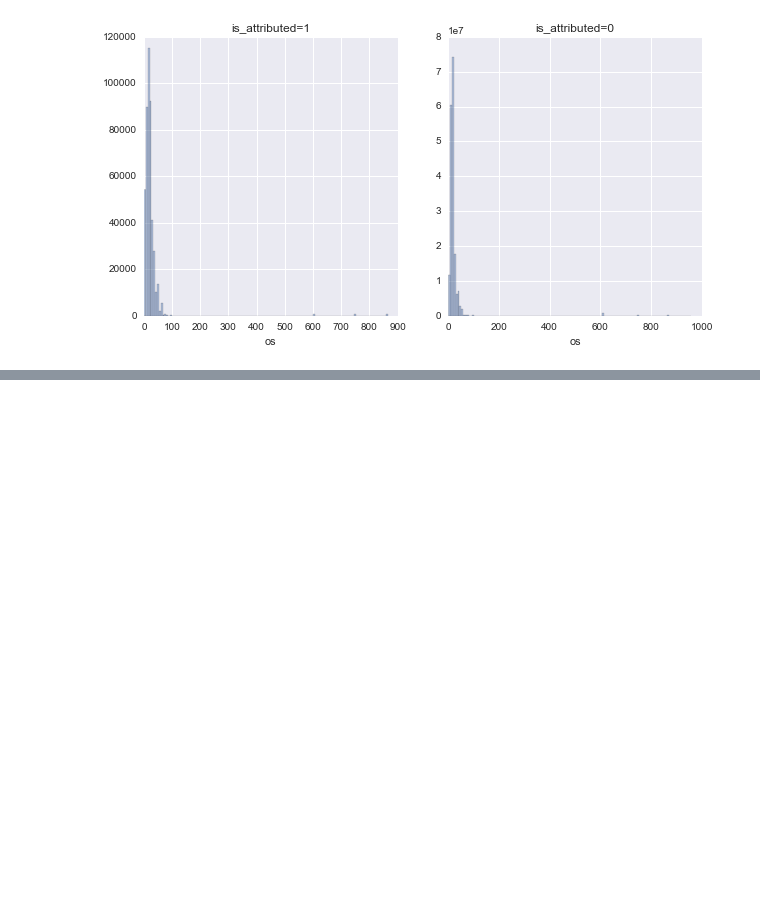
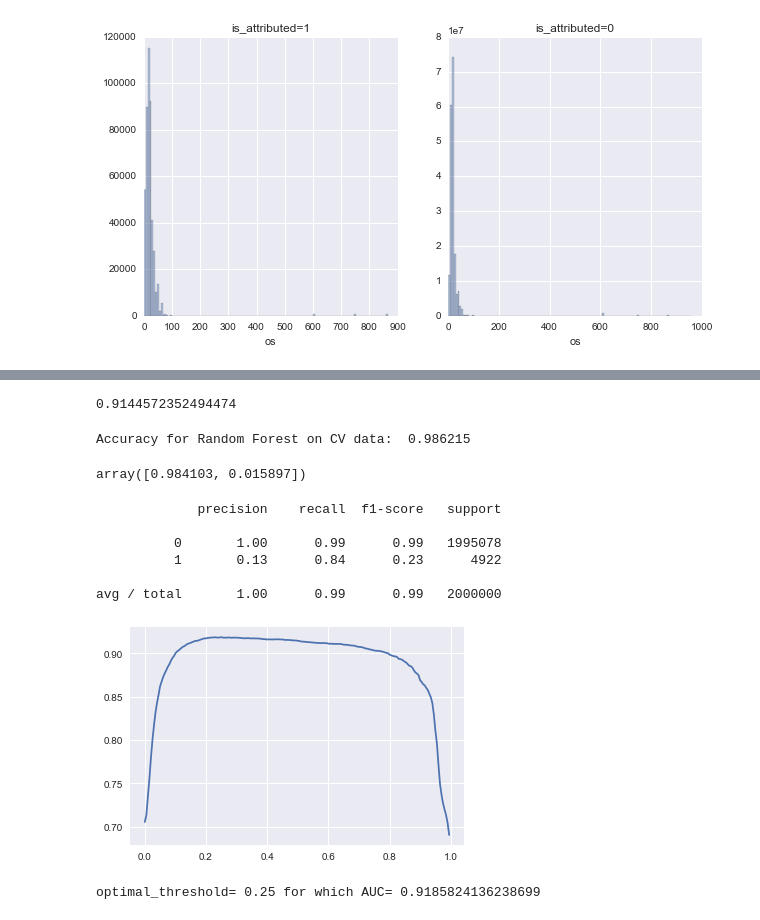
Before and after one commit to prraj67/ad_traffic_fraud, a Jupyter notebook: Adfraud_akshay.ipynb, the cells around one changed output, grey strips where cells are left out. Cells and saved outputs as stored; diff of their text form; code cells hidden in the pictures; blank space fills up the shorter version.

```diff
--- a/Adfraud_akshay.ipynb
+++ b/Adfraud_akshay.ipynb
@@ -224,0 +627,2 @@ train_df['os'].nunique()
+# %%
+test_df = test.sample(n=3000000)
@@ -224,0 +647,5 @@ train_df['os'].nunique()
+# %%
+test_df = test_df.fillna(method='ffill')
+# %%
+a = list(set(train_revise.app).intersection(test_df.app))
+len(a)
@@ -224,0 +664,39 @@ train_df['os'].nunique()
+# %%
+test_df_2_Y = pd.DataFrame()
+test_df_2_Y['actual'] = test_df['is_attributed']
+# %%
+print (metrics.roc_auc_score(test_df_2_Y['actual'],pred))
+# %% [output]
+0.9144572352494474
+# %%
+print("Accuracy for Random Forest on CV data: ",accuracy_score(test_df_2_Y['actual'],pred))
+# %% [output]
+Accuracy for Random Forest on CV data:  0.986215
+# %%
+np.bincount(pred)/len(pred)
+# %% [output]
+array([0.984103, 0.015897])
+# %%
+print (metrics.classification_report(test_df_2_Y['actual'],pred))
+# %% [output]
+             precision    recall  f1-score   support
+
+          0       1.00      0.99      0.99   1995078
+          1       0.13      0.84      0.23      4922
+
+avg / total       1.00      0.99      0.99   2000000
+# %%
+auc=[]
+thres=[]
+
+for cutoff in np.arange(0,1,0.005):
+    y_test_pred=(test_pred_Y_prob[:,1]>cutoff).astype('int')
+    a=metrics.roc_auc_score(test_df_2_Y['actual'],y_test_pred)
+    auc.append(a)
+    thres.append(cutoff)
+plt.plot(thres,auc)
+plt.show()
+print ('optimal_threshold=',thres[auc.index(max(auc))], 'for which AUC=',max(auc))
+# %% [output]
+[figure, added]
+optimal_threshold= 0.25 for which AUC= 0.9185824136238699
```
Also changed, not shown: parts of 116 cells of this notebook.
